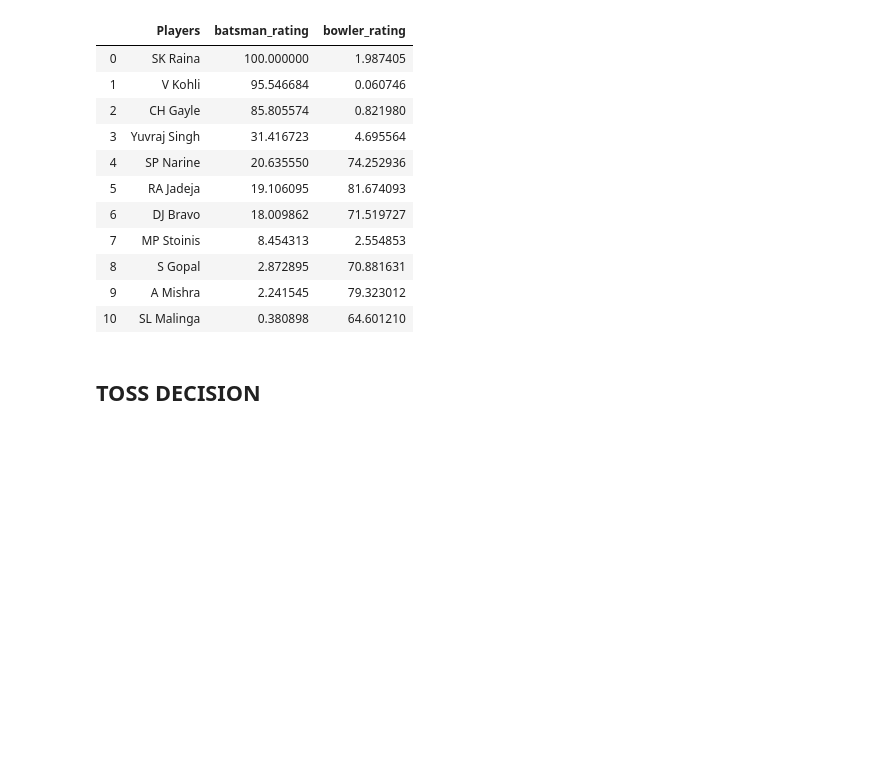
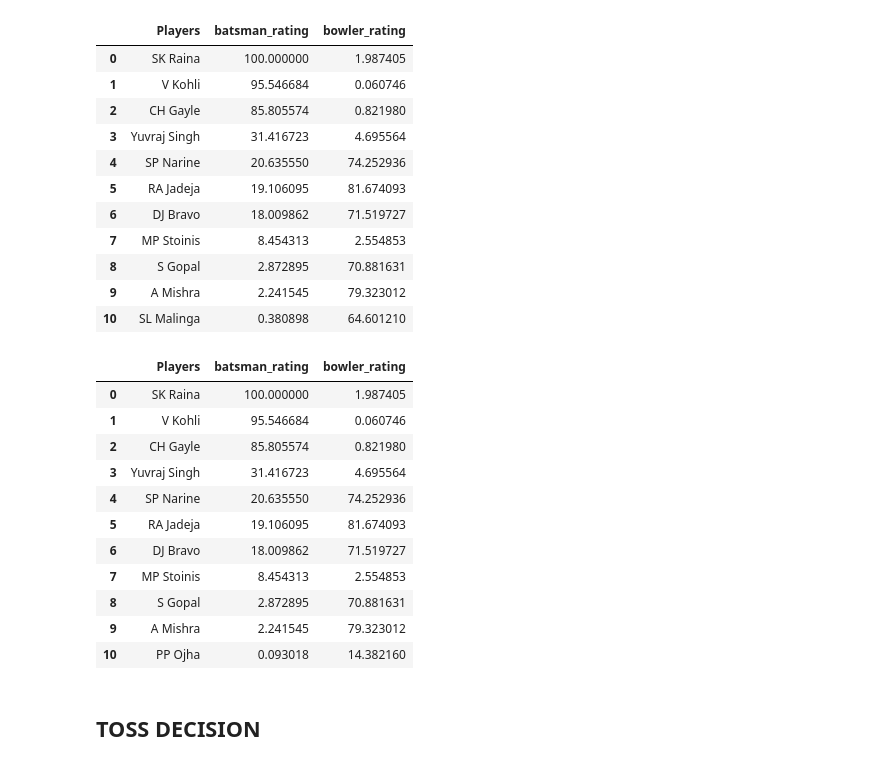
Before and after one commit to Lavitra15/ClassicXI, a Jupyter notebook: Code/DA_Project.ipynb, the cells around one changed output. Saved outputs shown, nothing was run; the diff lists cells and outputs as text; code cells hidden in the pictures; blank space fills up the shorter version.

```diff
--- a/Code/DA_Project.ipynb
+++ b/Code/DA_Project.ipynb
@@ -942,6 +932,38 @@ select_playing_11_chebychev(given_team, batsman_rating, bowler_rating)
 | 8 | S Gopal | 2.872895 | 70.881631 |
 | 9 | A Mishra | 2.241545 | 79.323012 |
 | 10 | SL Malinga | 0.380898 | 64.601210 |
+# %%
+def select_playing_11_canberra(given_team, batsman_rating, bowler_rating):
+    temp = pd.merge(given_team, batsman_rating, left_on="Players", right_index=True)
+    temp = pd.merge(temp, bowler_rating, left_on="Players", right_index=True, how="left").fillna(0).reset_index(drop=True)
+    top_3_bowlers = temp.sort_values(by=["bowler_rating", "batsman_rating"], ascending=False).head(3)
+    top_3_batsman = temp.sort_values(by=["batsman_rating", "bowler_rating"], ascending=False).head(3)
+    selected_team = pd.concat([top_3_batsman, top_3_bowlers]).reset_index(drop=True)
+    temp2 = temp.apply(lambda x: temp.loc[~x.isin(selected_team[x.name]),x.name]).fillna(0)
+    canberra_dist = dict()
+    for i in temp2.index:
+        bat = temp2.batsman_rating[i]
+        bowl = temp2.bowler_rating[i]
+        canberra_dist[temp2["Players"][i]] = abs(bat - bowl)/abs(bat + bowl)
+    rest_5 = pd.DataFrame((list(canberra_dist.items()))).rename(columns = {0:"Players", 1:"canberra_dist"}).sort_values(by=["canberra_dist"])[["Players"]].head(5)
+    selected_team = pd.concat([selected_team[["Players"]], rest_5])
+    selected_team = pd.merge(temp, selected_team, how="right")
+    return selected_team.sort_values(by="batsman_rating", ascending=False).reset_index(drop=True)
+# %%
+select_playing_11_canberra(given_team, batsman_rating, bowler_rating)
+# %% [output]
+|  | Players | batsman_rating | bowler_rating |
+| 0 | SK Raina | 100.000000 | 1.987405 |
+| 1 | V Kohli | 95.546684 | 0.060746 |
+| 2 | CH Gayle | 85.805574 | 0.821980 |
+| 3 | Yuvraj Singh | 31.416723 | 4.695564 |
+| 4 | SP Narine | 20.635550 | 74.252936 |
+| 5 | RA Jadeja | 19.106095 | 81.674093 |
+| 6 | DJ Bravo | 18.009862 | 71.519727 |
+| 7 | MP Stoinis | 8.454313 | 2.554853 |
+| 8 | S Gopal | 2.872895 | 70.881631 |
+| 9 | A Mishra | 2.241545 | 79.323012 |
+| 10 | PP Ojha | 0.093018 | 14.382160 |
 # %% [markdown]
 <h2> TOSS DECISION </h2>
 # %%
```
Also changed, not shown: parts of 5 cells of this notebook.
